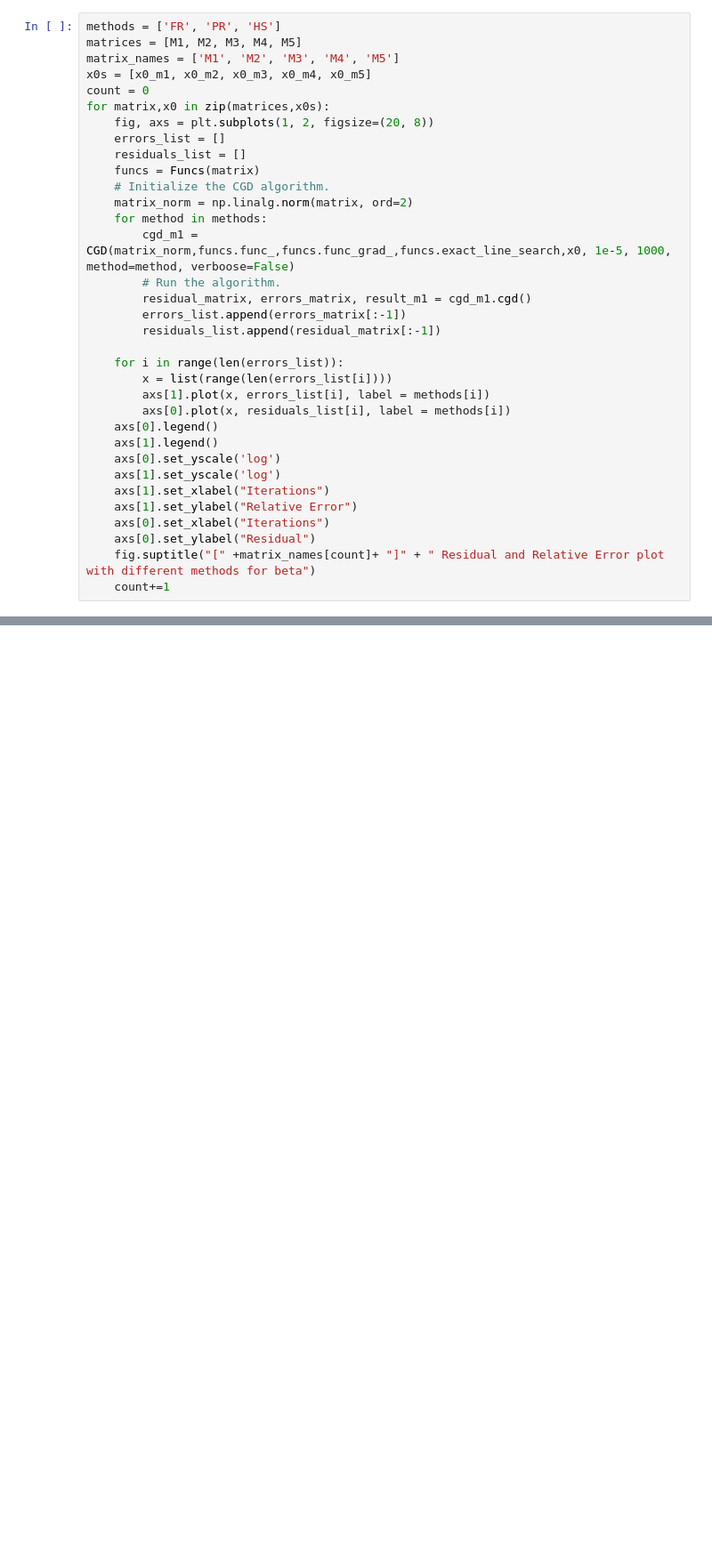
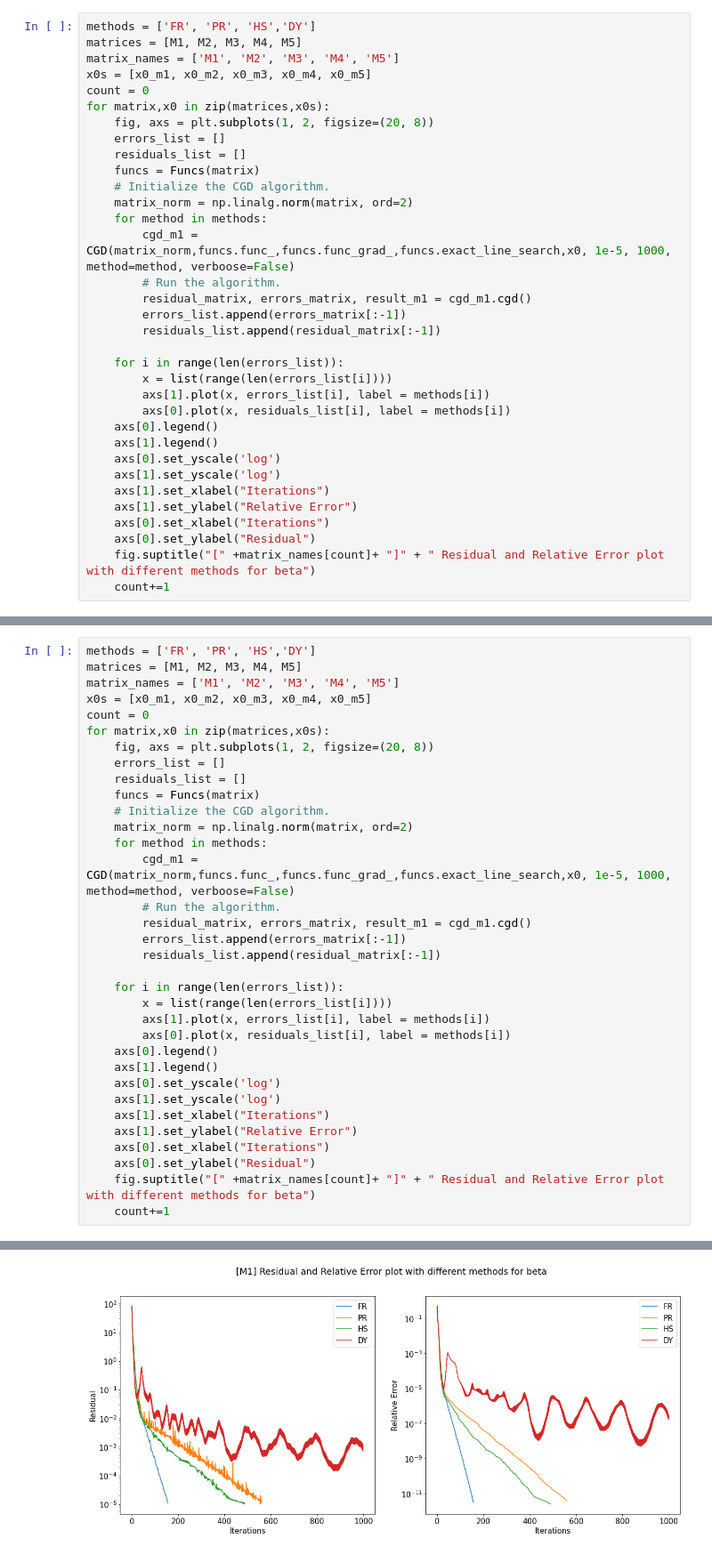
Before and after one commit to joetelila/CM-2Norm_matrix_problem, a Jupyter notebook: CGD/cgd_main.ipynb, the cells around one changed output, grey strips where cells are left out. Shown at 89% size. Drawn from its saved outputs; the diff is of its cells as text; blank space fills up the shorter version.

Commit message:
HS method analysis and report update

```diff
--- a/CGD/cgd_main.ipynb
+++ b/CGD/cgd_main.ipynb
@@ -33,7 +33,7 @@ x0_m4 = np.loadtxt('../data/x0_m4.txt')
 M5 = np.loadtxt('../data/M5.txt')
 x0_m5 = np.loadtxt('../data/x0_m5.txt')
 # %%
-methods = ['FR', 'PR', 'HS']
+methods = ['FR', 'PR', 'HS','DY']
 matrices = [M1, M2, M3, M4, M5]
 matrix_names = ['M1', 'M2', 'M3', 'M4', 'M5']
 x0s = [x0_m1, x0_m2, x0_m3, x0_m4, x0_m5]
@@ -72,3 +72,38 @@ for matrix,x0 in zip(matrices,x0s):
 [figure]
 [figure]
 [figure]
+# %%
+methods = ['FR', 'PR', 'HS','DY']
+matrices = [M1, M2, M3, M4, M5]
+matrix_names = ['M1', 'M2', 'M3', 'M4', 'M5']
+x0s = [x0_m1, x0_m2, x0_m3, x0_m4, x0_m5]
+count = 0
+for matrix,x0 in zip(matrices,x0s):
+    fig, axs = plt.subplots(1, 2, figsize=(20, 8))
+    errors_list = []
+    residuals_list = []
+    funcs = Funcs(matrix)
+    # Initialize the CGD algorithm.
+    matrix_norm = np.linalg.norm(matrix, ord=2)
+    for method in methods:
+        cgd_m1 = CGD(matrix_norm,funcs.func_,funcs.func_grad_,funcs.exact_line_search,x0, 1e-5, 1000, method=method, verboose=False)
+        # Run the algorithm.
+        residual_matrix, errors_matrix, result_m1 = cgd_m1.cgd()
+        errors_list.append(errors_matrix[:-1])
+        residuals_list.append(residual_matrix[:-1])
+
+    for i in range(len(errors_list)):
+        x = list(range(len(errors_list[i])))
+        axs[1].plot(x, errors_list[i], label = methods[i])
+        axs[0].plot(x, residuals_list[i], label = methods[i])
+    axs[0].legend()
+    axs[1].legend()
+    axs[0].set_yscale('log')
+    axs[1].set_yscale('log')
+    axs[1].set_xlabel("Iterations")
+    axs[1].set_ylabel("Relative Error")
+    axs[0].set_xlabel("Iterations")
+    axs[0].set_ylabel("Residual")
+    fig.suptitle("[" +matrix_names[count]+ "]" + " Residual and Relative Error plot with different methods for beta")
+    count+=1
+# %% [output]
@@ -74,0 +112 @@ for matrix,x0 in zip(matrices,x0s):
+[figure, added]
```
Also changed, not shown: parts of 1 cell of this notebook, 5 other files.
